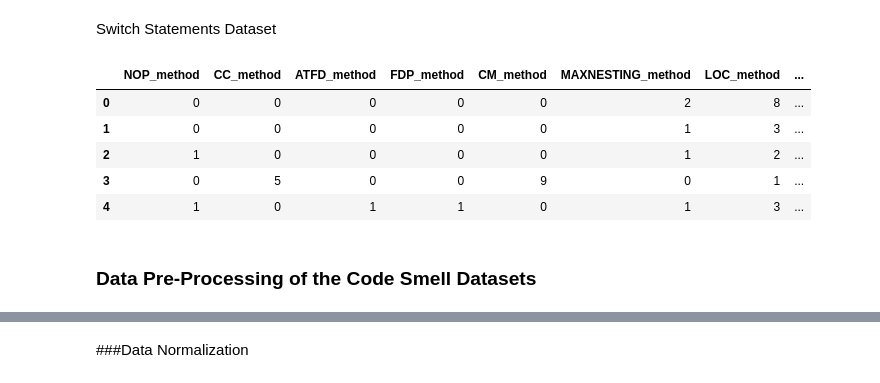
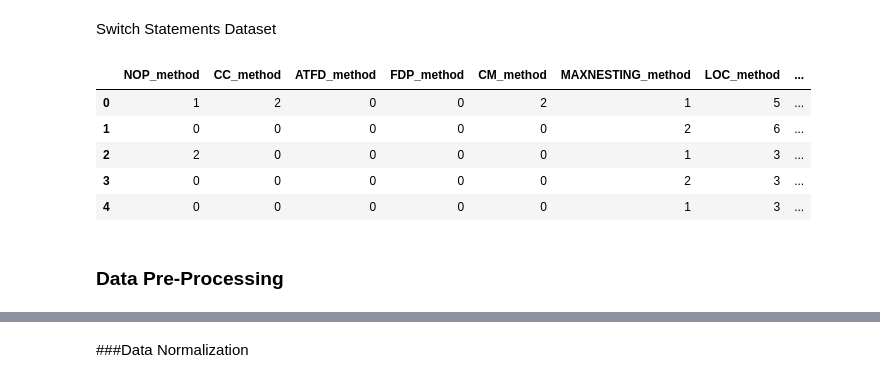
Before and after one commit to anushka-code/Deep-Multimodal-Architectures-Code-Smell-Classification, a Jupyter notebook: Code_Smell_Classification_Deep_Learning.ipynb, the cells around one changed output, grey strips where cells are left out. Drawn from its saved outputs; the diff is of its cells as text; code cells hidden in the pictures.

```diff
--- a/Code_Smell_Classification_Deep_Learning.ipynb
+++ b/Code_Smell_Classification_Deep_Learning.ipynb
@@ -47,6 +48,9 @@ link1 = 'https://drive.google.com/file/d/1EfbAqgr7i9h4yFwEoU3igG34Gt48l6WT/view?
 link2 = 'https://drive.google.com/file/d/1Ya1OMWsz1yyXAaZheIck-roX0M9UWiqg/view?usp=sharing'
 name1 = 'long_parameters_list_structural.csv'
 name2 = 'switch_statements_structural.csv'
+
+df_lp = DataLoader(link1, name1)
+df_ss = DataLoader(link2, name2)
 # %% [markdown]
 Long Parameters List Dataset
 # %%
@@ -62,15 +65,14 @@ df_lp.head(5)
 # %% [markdown]
 Switch Statements Dataset
 # %%
-df_ss = DataLoader(link1, name1)
 df_ss.head(5)
 # %% [output]
 |  | NOP_method | CC_method | ATFD_method | FDP_method | CM_method | MAXNESTING_method | LOC_method | ... |
-| 0 | 0 | 0 | 0 | 0 | 0 | 2 | 8 | ... |
-| 1 | 0 | 0 | 0 | 0 | 0 | 1 | 3 | ... |
-| 2 | 1 | 0 | 0 | 0 | 0 | 1 | 2 | ... |
-| 3 | 0 | 5 | 0 | 0 | 9 | 0 | 1 | ... |
-| 4 | 1 | 0 | 1 | 1 | 0 | 1 | 3 | ... |
+| 0 | 1 | 2 | 0 | 0 | 2 | 1 | 5 | ... |
+| 1 | 0 | 0 | 0 | 0 | 0 | 2 | 6 | ... |
+| 2 | 2 | 0 | 0 | 0 | 0 | 1 | 3 | ... |
+| 3 | 0 | 0 | 0 | 0 | 0 | 2 | 3 | ... |
+| 4 | 0 | 0 | 0 | 0 | 0 | 1 | 3 | ... |
 # %% [markdown]
-### Data Pre-Processing of the Code Smell Datasets
+### Data Pre-Processing
 # %%
```
Also changed, not shown: parts of 42 cells of this notebook.
